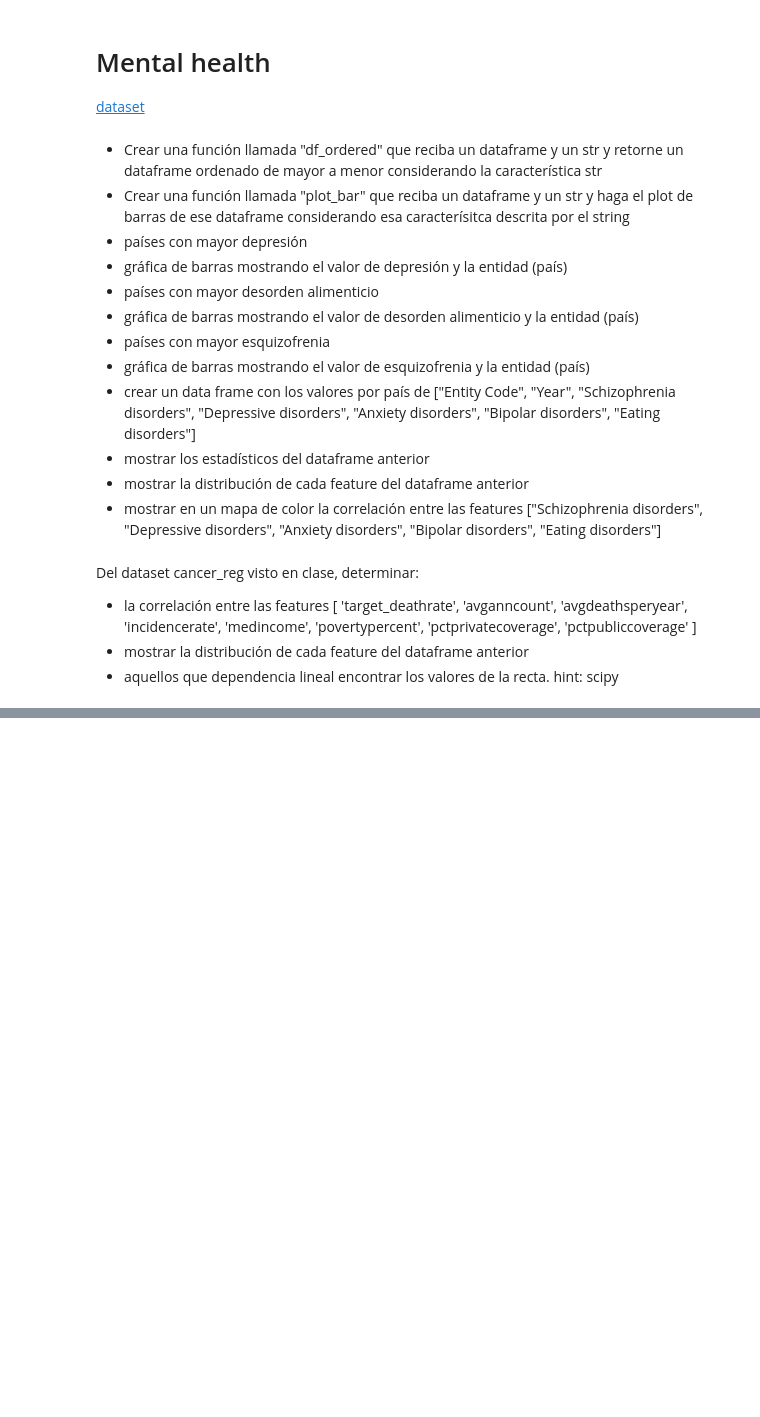
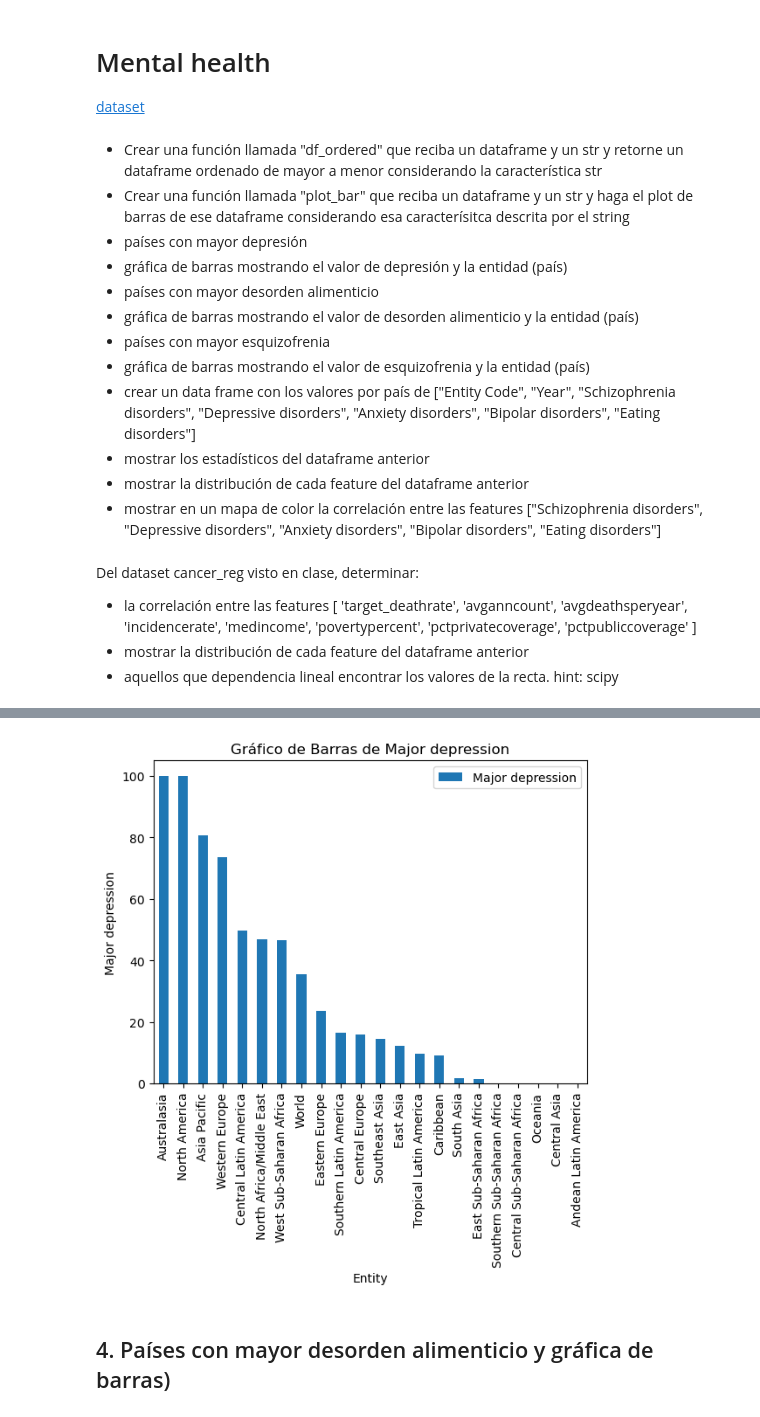
Before and after one commit to Fernando-JAL/Neurociencias-2025-1, a Jupyter notebook: S_04_Examenes/Parcial_2do/Parcial_2do.ipynb, the cells around one changed output, grey strips where cells are left out. Drawn from its saved outputs; the diff is of its cells as text; code cells hidden in the pictures; blank space fills up the shorter version.

```diff
--- a/S_04_Examenes/Parcial_2do/Parcial_2do.ipynb
+++ b/S_04_Examenes/Parcial_2do/Parcial_2do.ipynb
@@ -27,0 +61,8 @@ hint: scipy
+# %%
+mental_illnesses = dataframes_dict['1- mental-illnesses-prevalence']
+burden_disease = dataframes_dict['2- burden-disease-from-each-mental-illness(1)']
+AP_Depression = dataframes_dict['3- adult-population-covered-in-primary-data-on-the-prevalence-of-major-depression']
+AP_Mental_Illnesses = dataframes_dict['4- adult-population-covered-in-primary-data-on-the-prevalence-of-mental-illnesses']
+anxiety_disorders = dataframes_dict['5- anxiety-disorders-treatment-gap']
+depressive_syntoms = dataframes_dict['6- depressive-symptoms-across-us-population']
+number_countries = dataframes_dict['7- number-of-countries-with-primary-data-on-prevalence-of-mental-illnesses-in-the-global-burden-of-disease-study']
@@ -27,0 +71,4 @@ hint: scipy
+# %%
+def df_ordered(df, str):
+    # Ordenar el DataFrame de mayor a menor
+    return df.sort_values(by=str, ascending=False) # False pa que vaya de mayor a menor
@@ -27,0 +77,10 @@ hint: scipy
+# %%
+def plot_bar(df, str):
+    df.plot(kind='bar', x='Entity', y=str)
+
+    # Título y etiquetas
+    plt.title(f'Gráfico de Barras de {str}')
+    plt.xlabel('Entity')
+    plt.ylabel(str)
+    plt.xticks(rotation=90)  # Rotar etiquetas del eje x si es necesario
+    plt.show()
@@ -27,0 +109,6 @@ hint: scipy
+# %%
+#mental_illnesses_ordenado = df_ordered(mental_illnesses, "Eating disorders (share of population) - Sex: Both - Age: Age-standardized")
+#mental_illnesses_ordenado
+Mayor_depresion = df_ordered(AP_Mental_Illnesses, "Major depression")
+Mayor_depresion = Mayor_depresion[['Entity',"Major depression" ]]
+Mayor_depresion
@@ -27,0 +133,6 @@ hint: scipy
+# %%
+plot_bar(Mayor_depresion, "Major depression")
+# %% [output]
+[figure, added]
+# %% [markdown]
+## 4. Países con mayor desorden alimenticio y gráfica de barras)
```
Also changed, not shown: parts of 35 cells of this notebook.
